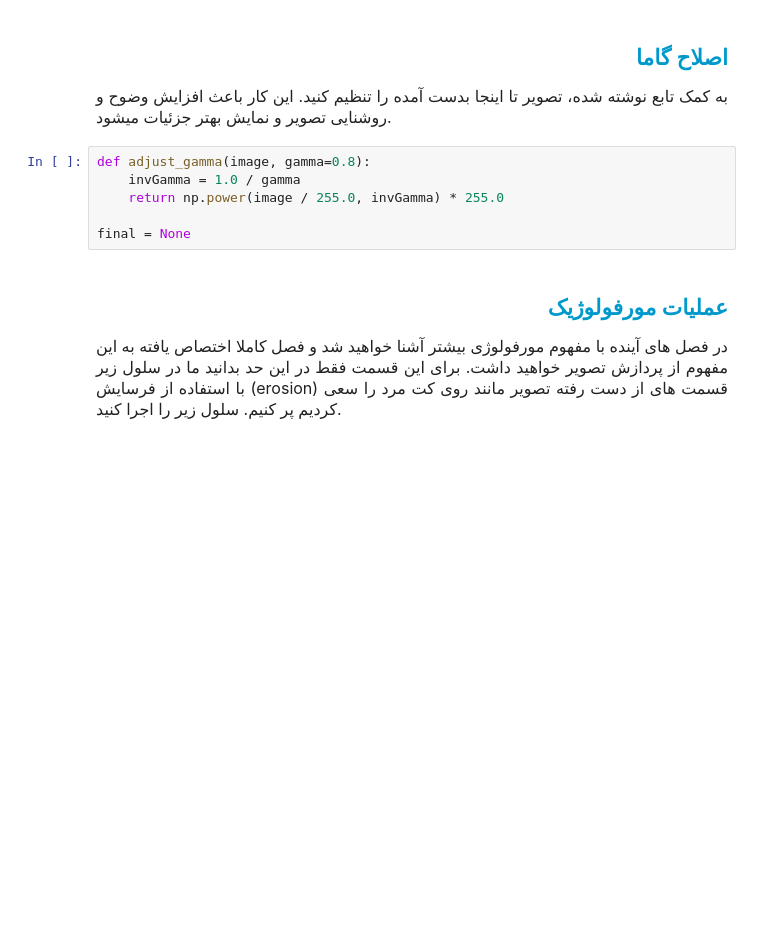
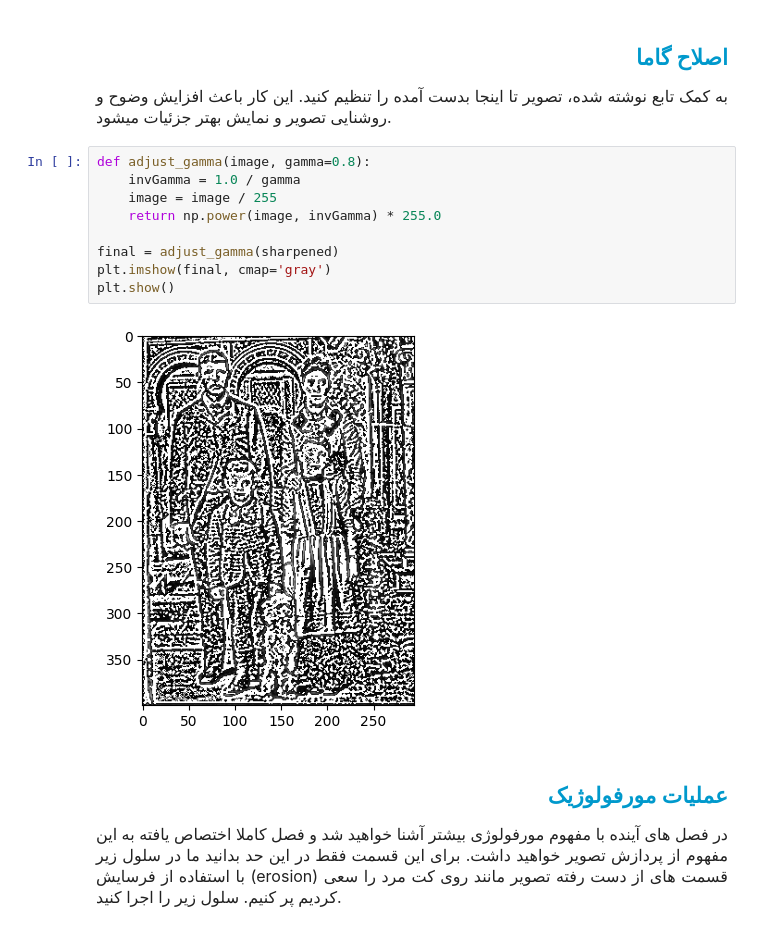
Before and after one commit to mahajialirezaei/image-processing-codes, a Jupyter notebook: Debluring/Notebook/code.ipynb, the cells around one changed output. Saved outputs shown, nothing was run; the diff lists cells and outputs as text; blank space fills up the shorter version.

```diff
--- a/Debluring/Notebook/code.ipynb
+++ b/Debluring/Notebook/code.ipynb
@@ -101,9 +101,14 @@ plt.show()
 # %%
 def adjust_gamma(image, gamma=0.8):
     invGamma = 1.0 / gamma
-    return np.power(image / 255.0, invGamma) * 255.0
+    image = image / 255
+    return np.power(image, invGamma) * 255.0
 
-final = None
+final = adjust_gamma(sharpened)
+plt.imshow(final, cmap='gray')
+plt.show()
+# %% [output]
+[figure, added]
 # %% [markdown]
 <h2 align=right style="line-height:200%;font-family:vazir;color:#0099cc">
 <font face="vazir" color="#0099cc">
```
